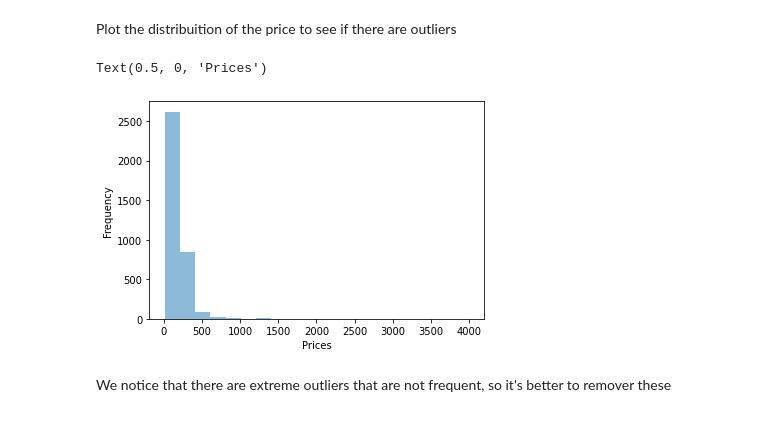
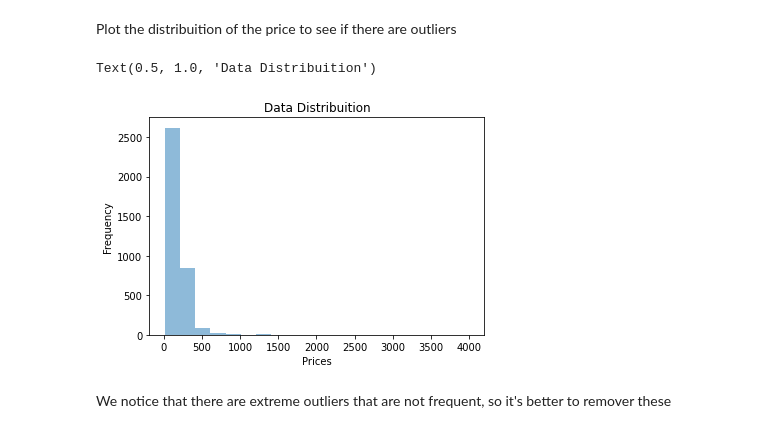
Before and after one commit to mai0elkady/Boston_airbnb_data_analysis, a Jupyter notebook: Boston_airbnb.ipynb, the cells around one changed output. Cells and saved outputs as stored; diff of their text form; code cells hidden in the pictures.

Commit message:
update: Added titles for some figures

```diff
--- a/Boston_airbnb.ipynb
+++ b/Boston_airbnb.ipynb
@@ -142,10 +145,11 @@ Plot the distribuition of the price to see if there are outliers
 # %%
 #histogram of price
 ax = smaller_listings['price'].plot.hist(bins=20,alpha=0.5)
 plt.xlabel("Prices")
+plt.title("Data Distribuition")
 # %% [output]
-Text(0.5, 0, 'Prices')
+Text(0.5, 1.0, 'Data Distribuition')
-[figure, old version]
+[figure, new version]
 # %% [markdown]
 We notice that there are extreme outliers that are not frequent, so it's better to remover these
 # %%
```
Also changed, not shown: parts of 14 cells of this notebook.
